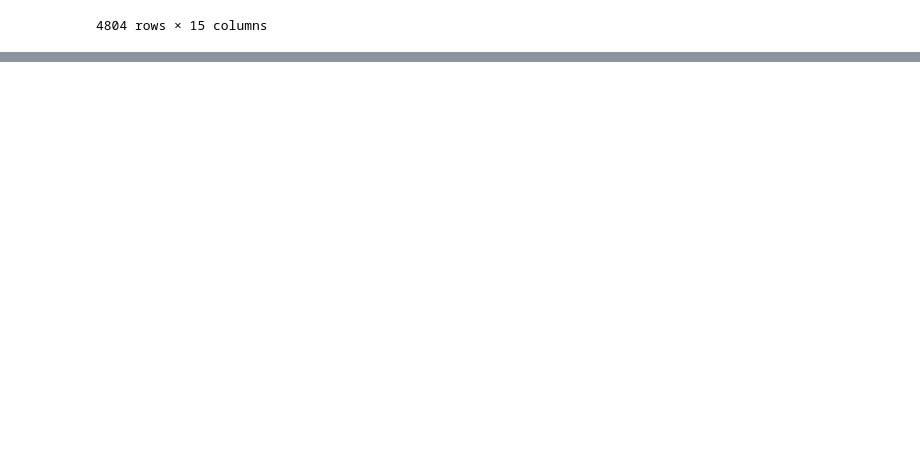
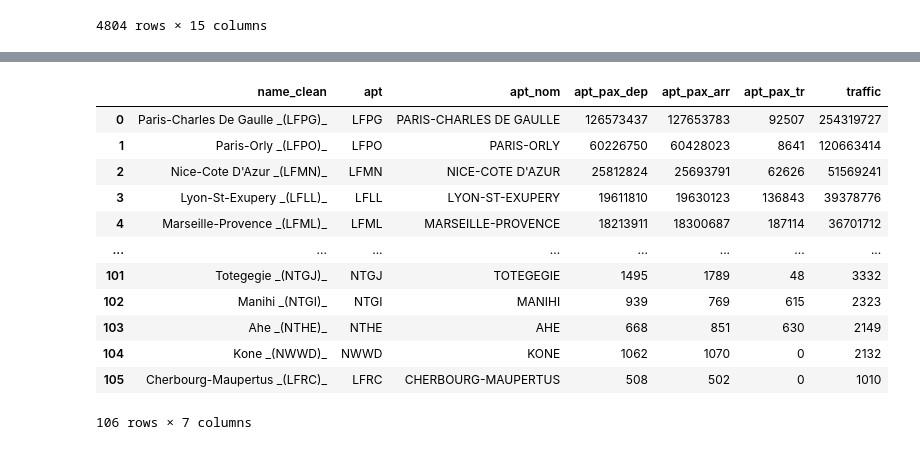
Before and after one commit to 4edawen/funathon2024_sujet2, a Jupyter notebook: test.ipynb, the cells around one changed output, grey strips where cells are left out. Saved outputs shown, nothing was run; the diff lists cells and outputs as text; code cells hidden in the pictures; blank space fills up the shorter version.

```diff
--- a/test.ipynb
+++ b/test.ipynb
@@ -202,0 +188,21 @@ summary_stat_airport(pax_apt_all)
+# %%
+stats_aeroports = summary_stat_airport(pax_apt_all)
+
+stats_aeroports['name_clean'] = stats_aeroports['apt_nom'].str.title() + " _(" + stats_aeroports['apt'] + ")_"
+stats_aeroports = stats_aeroports[['name_clean'] + [col for col in stats_aeroports.columns if col != 'name_clean']]
+
+stats_aeroports
+# %% [output]
+|  | name_clean | apt | apt_nom | apt_pax_dep | apt_pax_arr | apt_pax_tr | traffic |
+| 0 | Paris-Charles De Gaulle _(LFPG)_ | LFPG | PARIS-CHARLES DE GAULLE | 126573437 | 127653783 | 92507 | 254319727 |
+| 1 | Paris-Orly _(LFPO)_ | LFPO | PARIS-ORLY | 60226750 | 60428023 | 8641 | 120663414 |
+| 2 | Nice-Cote D'Azur _(LFMN)_ | LFMN | NICE-COTE D'AZUR | 25812824 | 25693791 | 62626 | 51569241 |
+| 3 | Lyon-St-Exupery _(LFLL)_ | LFLL | LYON-ST-EXUPERY | 19611810 | 19630123 | 136843 | 39378776 |
+| 4 | Marseille-Provence _(LFML)_ | LFML | MARSEILLE-PROVENCE | 18213911 | 18300687 | 187114 | 36701712 |
+| ... | ... | ... | ... | ... | ... | ... | ... |
+| 101 | Totegegie _(NTGJ)_ | NTGJ | TOTEGEGIE | 1495 | 1789 | 48 | 3332 |
+| 102 | Manihi _(NTGI)_ | NTGI | MANIHI | 939 | 769 | 615 | 2323 |
+| 103 | Ahe _(NTHE)_ | NTHE | AHE | 668 | 851 | 630 | 2149 |
+| 104 | Kone _(NWWD)_ | NWWD | KONE | 1062 | 1070 | 0 | 2132 |
+| 105 | Cherbourg-Maupertus _(LFRC)_ | LFRC | CHERBOURG-MAUPERTUS | 508 | 502 | 0 | 1010 |
+106 rows × 7 columns
```
Also changed, not shown: parts of 4 cells of this notebook, 2 other files.
